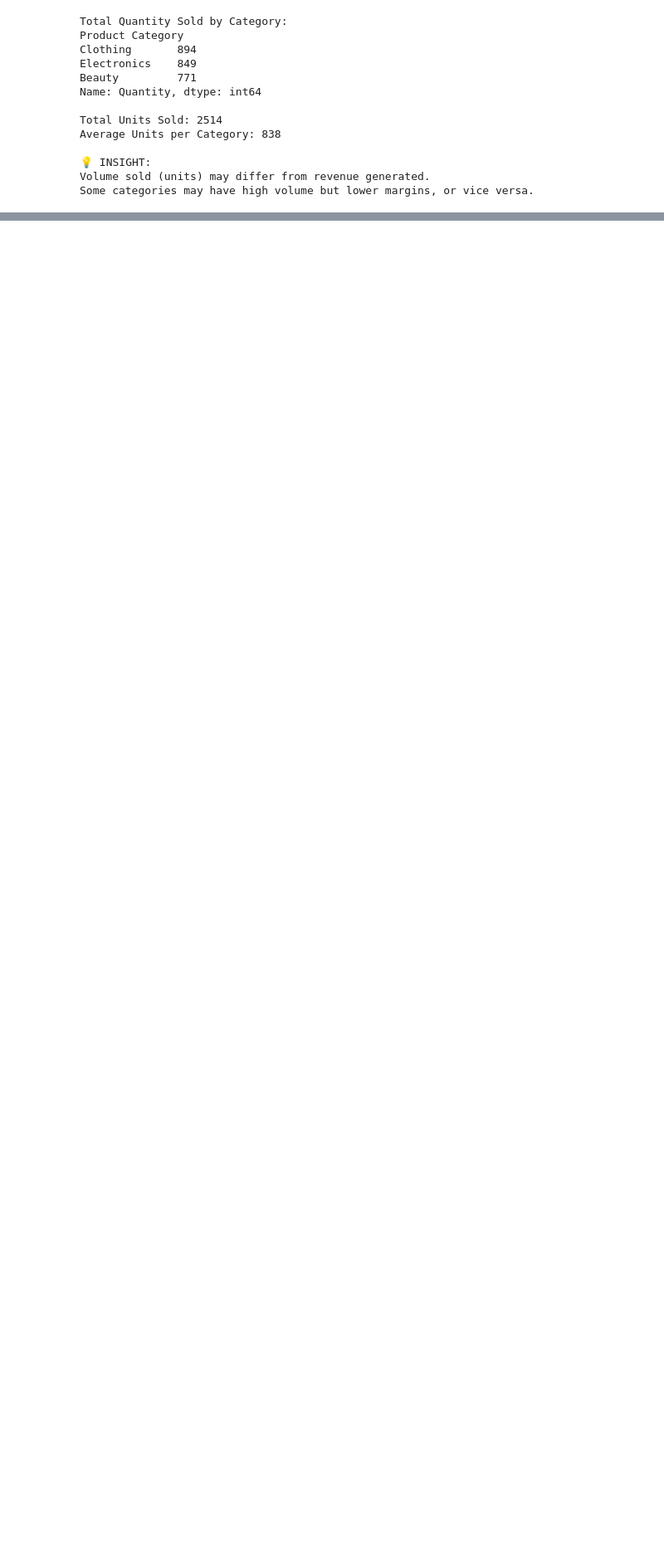
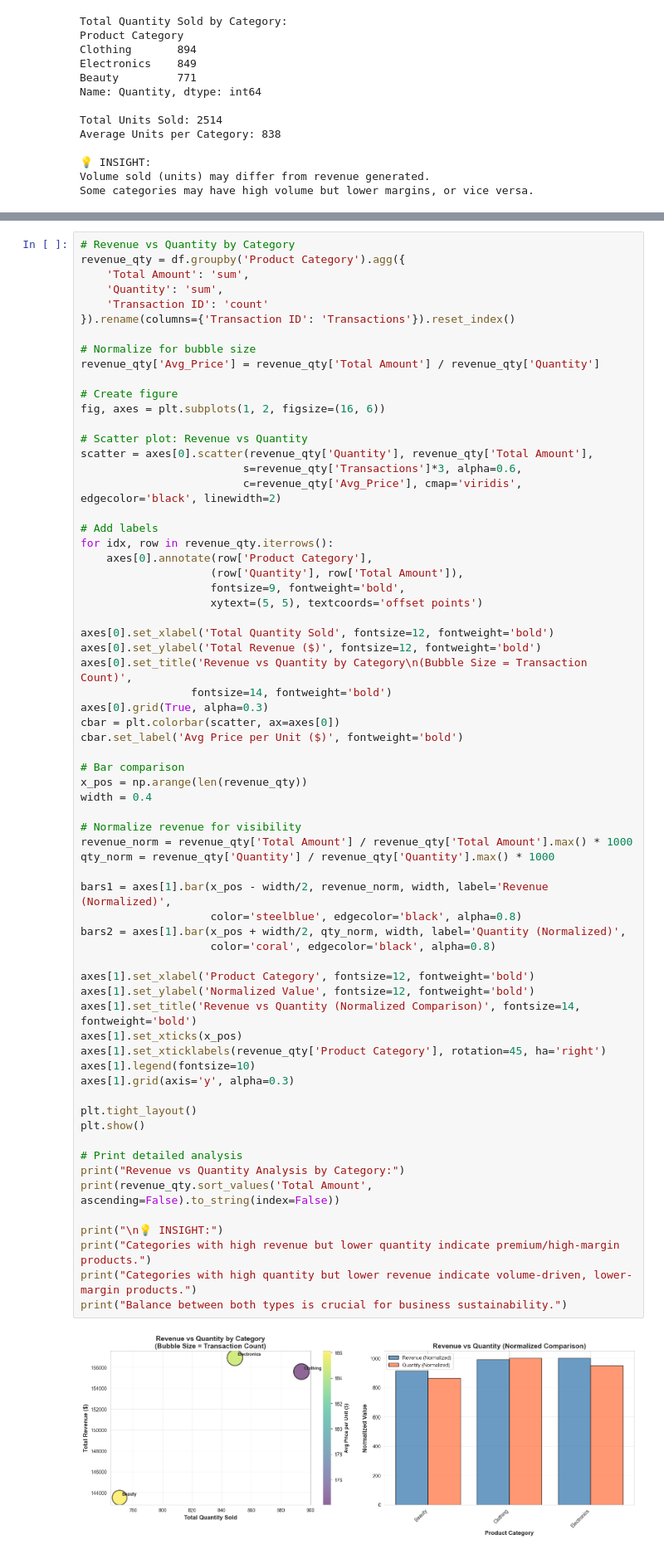
Before and after one commit to Aayush-207/Customer_Segmentation_Insights_Engine, a Jupyter notebook: 02_eda.ipynb, the cells around one changed output, grey strips where cells are left out. Shown at 83% size. Saved outputs shown, nothing was run; the diff lists cells and outputs as text; blank space fills up the shorter version.

Commit message:
added more graphs

```diff
--- a/02_eda.ipynb
+++ b/02_eda.ipynb
@@ -501,0 +506,68 @@ Some categories may have high volume but lower margins, or vice versa.
+# %%
+# Revenue vs Quantity by Category
+revenue_qty = df.groupby('Product Category').agg({
+    'Total Amount': 'sum',
+    'Quantity': 'sum',
+    'Transaction ID': 'count'
+}).rename(columns={'Transaction ID': 'Transactions'}).reset_index()
+
+# Normalize for bubble size
+revenue_qty['Avg_Price'] = revenue_qty['Total Amount'] / revenue_qty['Quantity']
+
+# Create figure
+fig, axes = plt.subplots(1, 2, figsize=(16, 6))
+
+# Scatter plot: Revenue vs Quantity
+scatter = axes[0].scatter(revenue_qty['Quantity'], revenue_qty['Total Amount'],
+                         s=revenue_qty['Transactions']*3, alpha=0.6,
+                         c=revenue_qty['Avg_Price'], cmap='viridis', edgecolor='black', linewidth=2)
+
+# Add labels
+for idx, row in revenue_qty.iterrows():
+    axes[0].annotate(row['Product Category'],
+                    (row['Quantity'], row['Total Amount']),
+                    fontsize=9, fontweight='bold',
+                    xytext=(5, 5), textcoords='offset points')
+
+axes[0].set_xlabel('Total Quantity Sold', fontsize=12, fontweight='bold')
+axes[0].set_ylabel('Total Revenue ($)', fontsize=12, fontweight='bold')
+axes[0].set_title('Revenue vs Quantity by Category\n(Bubble Size = Transaction Count)',
+                 fontsize=14, fontweight='bold')
+axes[0].grid(True, alpha=0.3)
+cbar = plt.colorbar(scatter, ax=axes[0])
+cbar.set_label('Avg Price per Unit ($)', fontweight='bold')
+
+# Bar comparison
+x_pos = np.arange(len(revenue_qty))
+width = 0.4
+
+# Normalize revenue for visibility
+revenue_norm = revenue_qty['Total Amount'] / revenue_qty['Total Amount'].max() * 1000
+qty_norm = revenue_qty['Quantity'] / revenue_qty['Quantity'].max() * 1000
+
+bars1 = axes[1].bar(x_pos - width/2, revenue_norm, width, label='Revenue (Normalized)',
+                    color='steelblue', edgecolor='black', alpha=0.8)
+bars2 = axes[1].bar(x_pos + width/2, qty_norm, width, label='Quantity (Normalized)',
+                    color='coral', edgecolor='black', alpha=0.8)
+
+axes[1].set_xlabel('Product Category', fontsize=12, fontweight='bold')
+axes[1].set_ylabel('Normalized Value', fontsize=12, fontweight='bold')
+axes[1].set_title('Revenue vs Quantity (Normalized Comparison)', fontsize=14, fontweight='bold')
+axes[1].set_xticks(x_pos)
+axes[1].set_xticklabels(revenue_qty['Product Category'], rotation=45, ha='right')
+axes[1].legend(fontsize=10)
+axes[1].grid(axis='y', alpha=0.3)
+
+plt.tight_layout()
+plt.show()
+
+# Print detailed analysis
+print("Revenue vs Quantity Analysis by Category:")
+print(revenue_qty.sort_values('Total Amount', ascending=False).to_string(index=False))
+
+print("\n💡 INSIGHT:")
+print("Categories with high revenue but lower quantity indicate premium/high-margin products.")
+print("Categories with high quantity but lower revenue indicate volume-driven, lower-margin products.")
+print("Balance between both types is crucial for business sustainability.")
+# %% [output]
+[figure, added]
```
Also changed, not shown: parts of 16 cells of this notebook.
